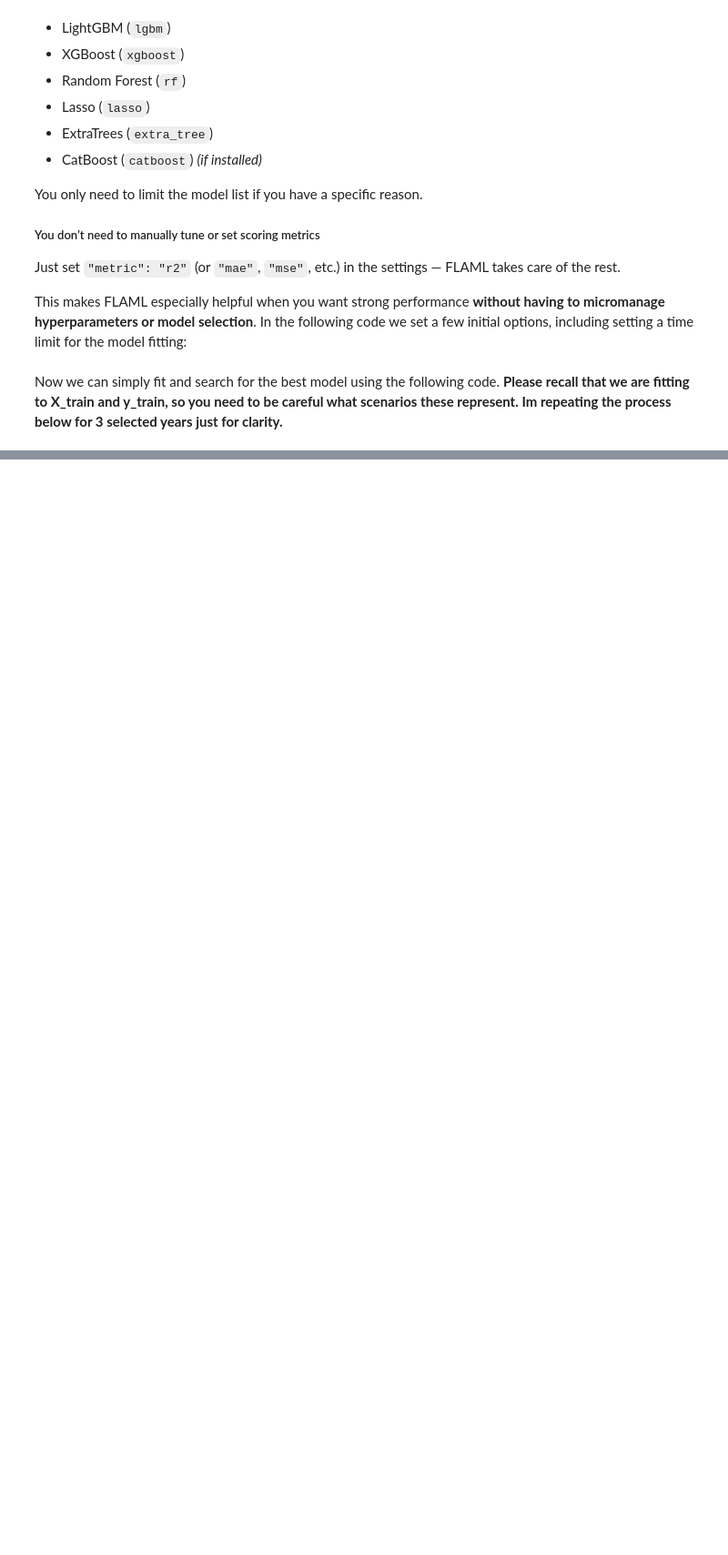
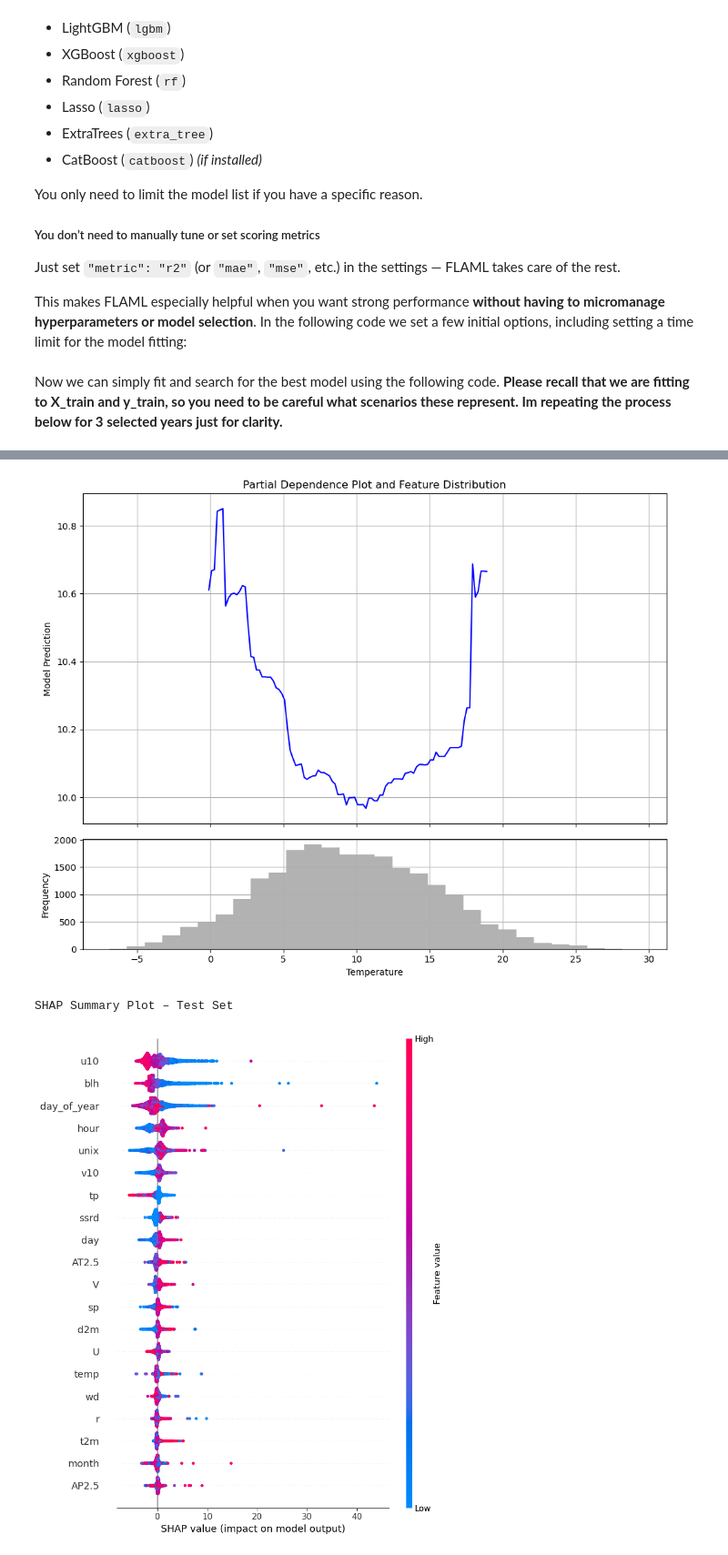
Before and after one commit to m-edal/Time-series-analytics-course, a Jupyter notebook: Practical_4_automl_shap.ipynb, the cells around one changed output, grey strips where cells are left out. Shown at 91% size. Cells and saved outputs as stored; diff of their text form; code cells hidden in the pictures; blank space fills up the shorter version.

```diff
--- a/Practical_4_automl_shap.ipynb
+++ b/Practical_4_automl_shap.ipynb
@@ -1006,0 +1072,42 @@ TypeError: 'NoneType' object is not callable
+# %%
+# get hold of the best model
+best_model_automl = automl.model.model
+
+# Create PDP plot showing dependency on temperature again
+pardep_automl = partial_dependence(best_model_automl, sample_df_automl[['wd', 'ws', 'temp', 'AT2.5', 'AP2.5', 'u10', 'v10', 'd2m', 't2m', 'blh', 'sp', 'ssrd', 'tp', 'r', 'U', 'V','hour', 'day', 'month', 'unix', 'day_of_year']], ['temp'])
+
+fig, (ax1, ax2) = plt.subplots(2, 1, figsize=(10, 8), sharex=True, gridspec_kw={'height_ratios': [3, 1]})
+
+# PDP
+ax1.plot(pardep_automl['grid_values'][0], pardep_automl['average'][0], color='blue')
+ax1.set_ylabel('Model Prediction')
+ax1.set_title('Partial Dependence Plot and Feature Distribution')
+ax1.grid(True)
+
+# Histogram
+ax2.hist(sample_df_automl['temp'], bins=30, color='gray', alpha=0.6)
+ax2.set_xlabel('Temperature')
+ax2.set_ylabel('Frequency')
+ax2.grid(True)
+
+plt.tight_layout()
+plt.show()
+
+
+#Create SHAP summary plot
+# Provided this has been generated, you can now call the SHAP TreeExplainer function
+explainer = shap.TreeExplainer(best_model_automl)
+
+# --- SHAP on the test set ---
+shap_values_test = explainer.shap_values(X_test)
+
+# Summary plot for test set
+print("SHAP Summary Plot – Test Set")
+shap.summary_plot(shap_values_test, X_test, feature_names=[
+    'wd', 'ws', 'temp', 'AT2.5', 'AP2.5', 'u10', 'v10', 'd2m', 't2m', 'blh',
+    'sp', 'ssrd', 'tp', 'r', 'U', 'V', 'hour', 'day', 'month', 'unix', 'day_of_year'
+])
+# %% [output]
+[figure, added]
+SHAP Summary Plot – Test Set
+[figure, added]
```
Also changed, not shown: parts of 12 cells of this notebook.
